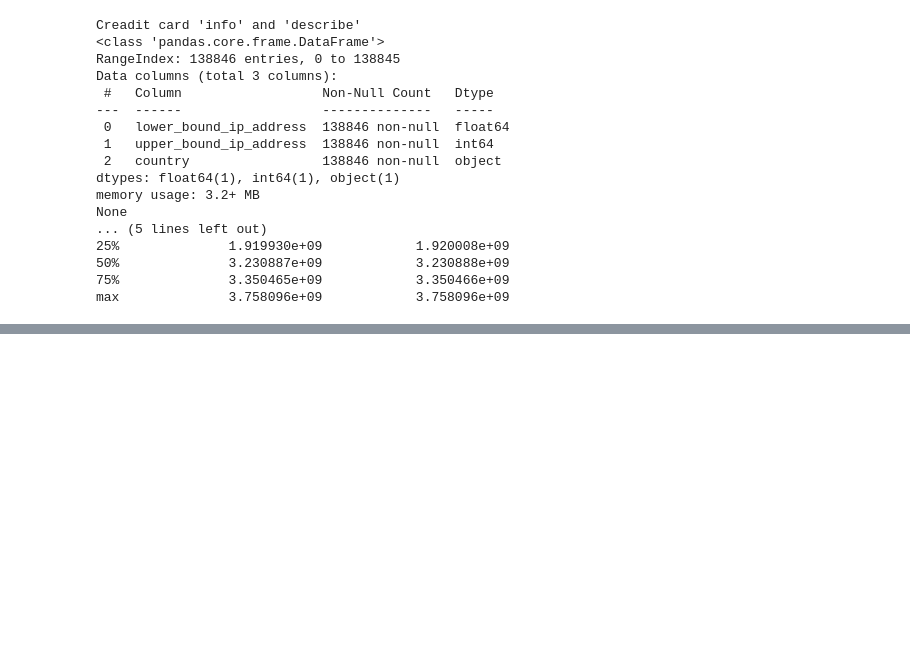
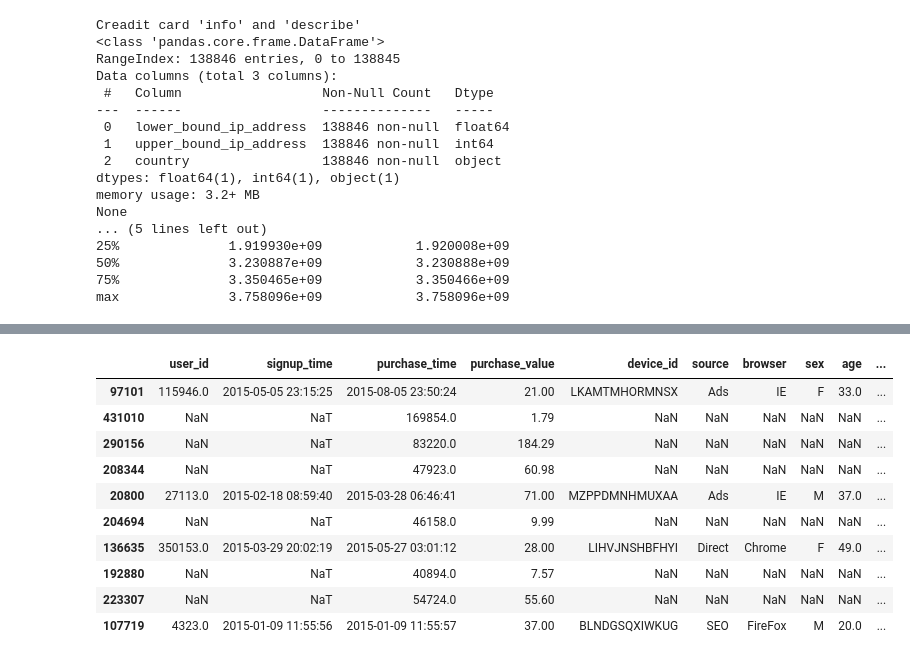
Before and after one commit to Ephrem0001/Fraud-Detection-for-E-Commerce-and-Banking-Transactions---AI-Solutions, a Jupyter notebook: notebooks/EDA.ipynb, the cells around one changed output, grey strips where cells are left out. Drawn from its saved outputs; the diff is of its cells as text; code cells hidden in the pictures; blank space fills up the shorter version.

```diff
--- a/notebooks/EDA.ipynb
+++ b/notebooks/EDA.ipynb
@@ -75,0 +146,30 @@ max              3.758096e+09            3.758096e+09
+# %%
+# Assuming fraud_data['ip_address'] is already numeric (integer representation)
+ip_to_country['lower_bound_ip_address'] = ip_to_country['lower_bound_ip_address'].astype(float).astype(int)
+ip_to_country['upper_bound_ip_address'] = ip_to_country['upper_bound_ip_address'].astype(float).astype(int)
+
+# Now, define a function to map IP to a country
+def map_country(ip, ip_df):
+    result = ip_df[(ip_df['lower_bound_ip_address'] <= ip) & (ip_df['upper_bound_ip_address'] >= ip)]
+    return result['country'].values[0] if len(result) > 0 else np.nan
+
+# Apply the function to map the IP addresses to their respective countries
+fraud_data['country'] = fraud_data['ip_address'].apply(lambda x: map_country(x, ip_to_country))
+# %%
+import ipaddress
+
+# Convert the ip_address column in fraud_data to integers
+fraud_data['ip_address'] = fraud_data['ip_address'].apply(lambda x: int(ipaddress.ip_address(x)) if isinstance(x, str) else x)
+
+# Convert the lower and upper IP address bounds in the ip_to_country DataFrame to integers
+ip_to_country['lower_bound_ip_address'] = ip_to_country['lower_bound_ip_address'].apply(lambda x: int(ipaddress.ip_address(x)) if isinstance(x, str) else x)
+ip_to_country['upper_bound_ip_address'] = ip_to_country['upper_bound_ip_address'].apply(lambda x: int(ipaddress.ip_address(x)) if isinstance(x, str) else x)
+
+# Now map the country based on IP address
+fraud_data['country'] = fraud_data['ip_address'].apply(lambda x: map_country(x, ip_to_country))
+# %%
+fraud_data['transaction_count'] = fraud_data.groupby('user_id')['user_id'].transform('count')
+# %%
+# Create hour of day and day of week features
+fraud_data['hour_of_day'] = fraud_data['purchase_time'].dt.hour
+fraud_data['day_of_week'] = fraud_data['purchase_time'].dt.dayofweek
@@ -75,0 +241,14 @@ max              3.758096e+09            3.758096e+09
+# %%
+combined_data.sample(10)
+# %% [output]
+|  | user_id | signup_time | purchase_time | purchase_value | device_id | source | browser | sex | age | ... |
+| 97101 | 115946.0 | 2015-05-05 23:15:25 | 2015-08-05 23:50:24 | 21.00 | LKAMTMHORMNSX | Ads | IE | F | 33.0 | ... |
+| 431010 | NaN | NaT | 169854.0 | 1.79 | NaN | NaN | NaN | NaN | NaN | ... |
+| 290156 | NaN | NaT | 83220.0 | 184.29 | NaN | NaN | NaN | NaN | NaN | ... |
+| 208344 | NaN | NaT | 47923.0 | 60.98 | NaN | NaN | NaN | NaN | NaN | ... |
+| 20800 | 27113.0 | 2015-02-18 08:59:40 | 2015-03-28 06:46:41 | 71.00 | MZPPDMNHMUXAA | Ads | IE | M | 37.0 | ... |
+| 204694 | NaN | NaT | 46158.0 | 9.99 | NaN | NaN | NaN | NaN | NaN | ... |
+| 136635 | 350153.0 | 2015-03-29 20:02:19 | 2015-05-27 03:01:12 | 28.00 | LIHVJNSHBFHYI | Direct | Chrome | F | 49.0 | ... |
+| 192880 | NaN | NaT | 40894.0 | 7.57 | NaN | NaN | NaN | NaN | NaN | ... |
+| 223307 | NaN | NaT | 54724.0 | 55.60 | NaN | NaN | NaN | NaN | NaN | ... |
+| 107719 | 4323.0 | 2015-01-09 11:55:56 | 2015-01-09 11:55:57 | 37.00 | BLNDGSQXIWKUG | SEO | FireFox | M | 20.0 | ... |
```
Also changed, not shown: parts of 31 cells of this notebook, 1 other file.
